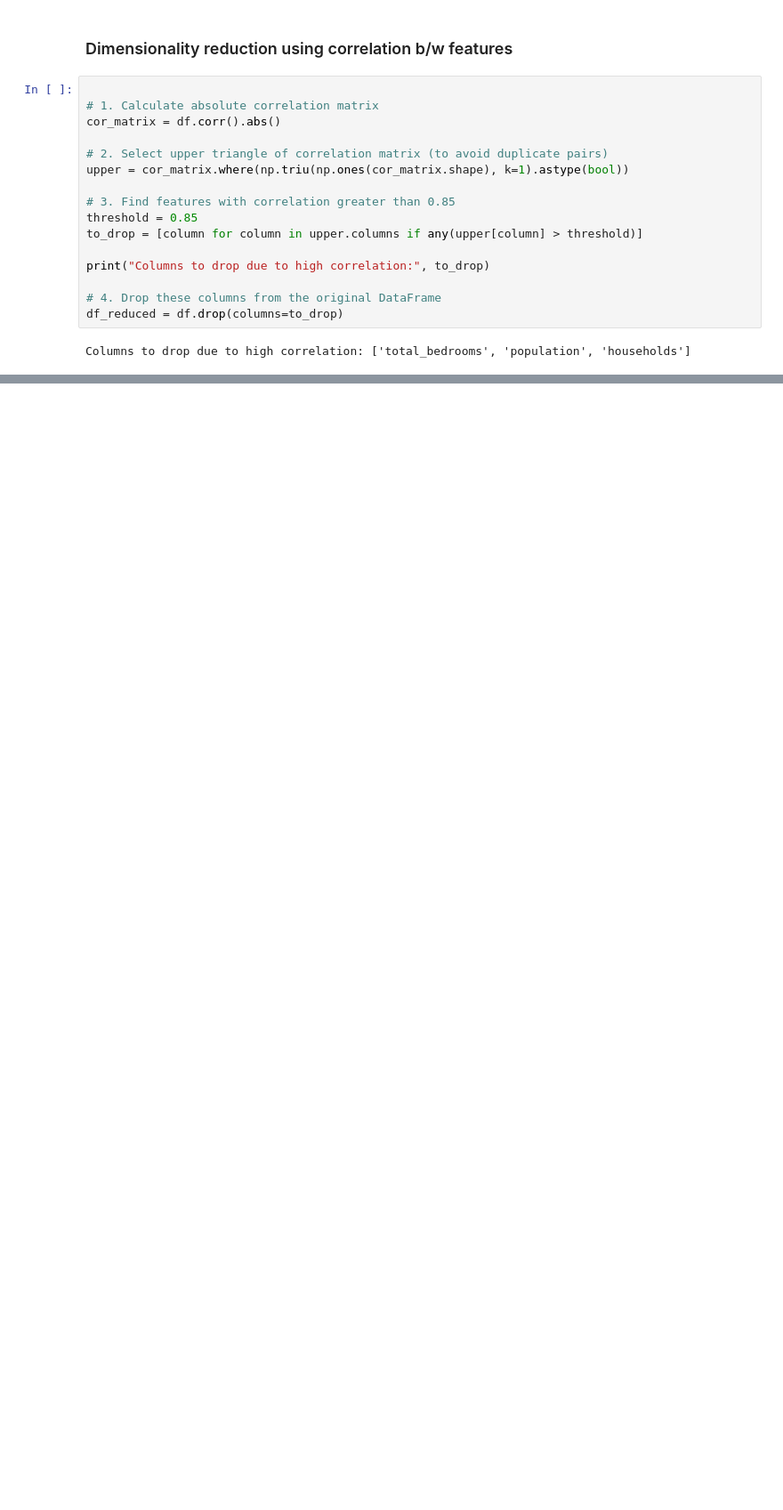
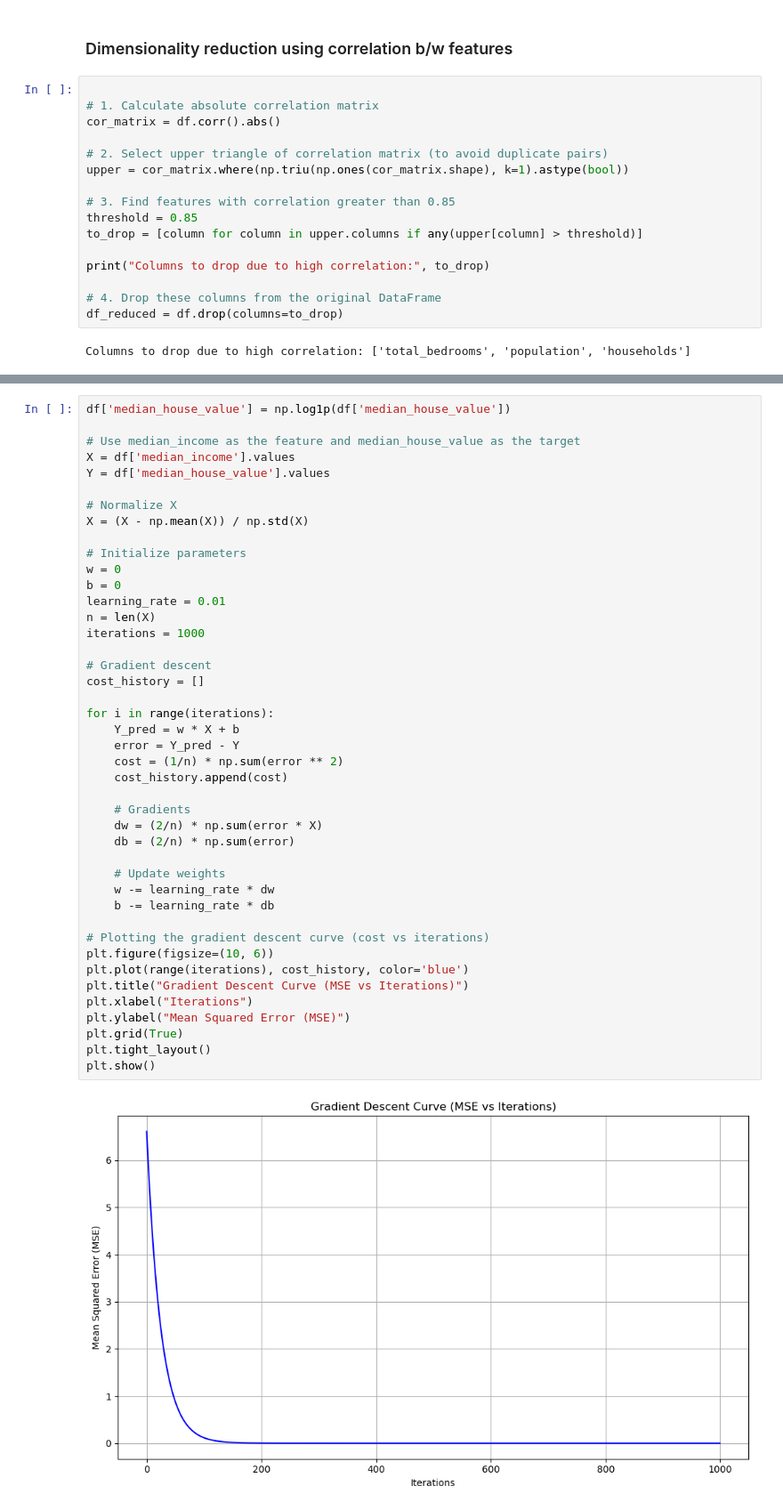
Before and after one commit to Vamc-24/LAB3-1, a Jupyter notebook: lab 3-1/ML/p2/L_R_using a data set.ipynb, the cells around one changed output, grey strips where cells are left out. Shown: that part at 89% size. Drawn from its saved outputs; the diff is of its cells as text; blank space fills up the shorter version.

```diff
--- a/lab 3-1/ML/p2/L_R_using a data set.ipynb
+++ b/lab 3-1/ML/p2/L_R_using a data set.ipynb
@@ -249,0 +248,45 @@ df_reduced.to_csv('Reduced_features in MLR.csv')
+# %%
+df['median_house_value'] = np.log1p(df['median_house_value'])
+
+# Use median_income as the feature and median_house_value as the target
+X = df['median_income'].values
+Y = df['median_house_value'].values
+
+# Normalize X
+X = (X - np.mean(X)) / np.std(X)
+
+# Initialize parameters
+w = 0
+b = 0
+learning_rate = 0.01
+n = len(X)
+iterations = 1000
+
+# Gradient descent
+cost_history = []
+
+for i in range(iterations):
+    Y_pred = w * X + b
+    error = Y_pred - Y
+    cost = (1/n) * np.sum(error ** 2)
+    cost_history.append(cost)
+
+    # Gradients
+    dw = (2/n) * np.sum(error * X)
+    db = (2/n) * np.sum(error)
+
+    # Update weights
+    w -= learning_rate * dw
+    b -= learning_rate * db
+
+# Plotting the gradient descent curve (cost vs iterations)
+plt.figure(figsize=(10, 6))
+plt.plot(range(iterations), cost_history, color='blue')
+plt.title("Gradient Descent Curve (MSE vs Iterations)")
+plt.xlabel("Iterations")
+plt.ylabel("Mean Squared Error (MSE)")
+plt.grid(True)
+plt.tight_layout()
+plt.show()
+# %% [output]
+[figure, added]
```
Also changed, not shown: parts of 1 cell of this notebook, 1 other file.
